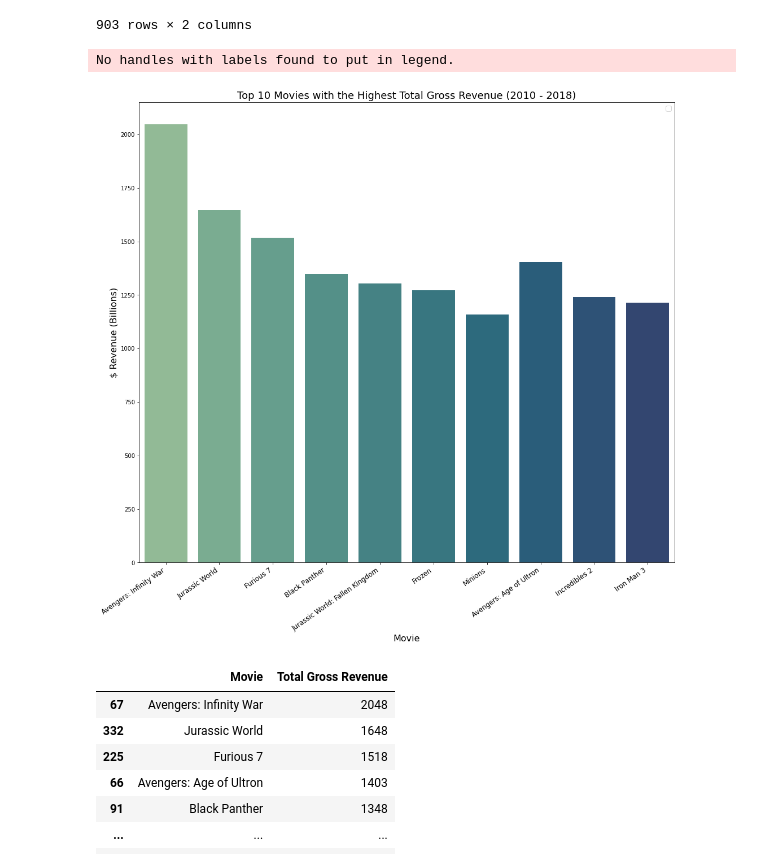
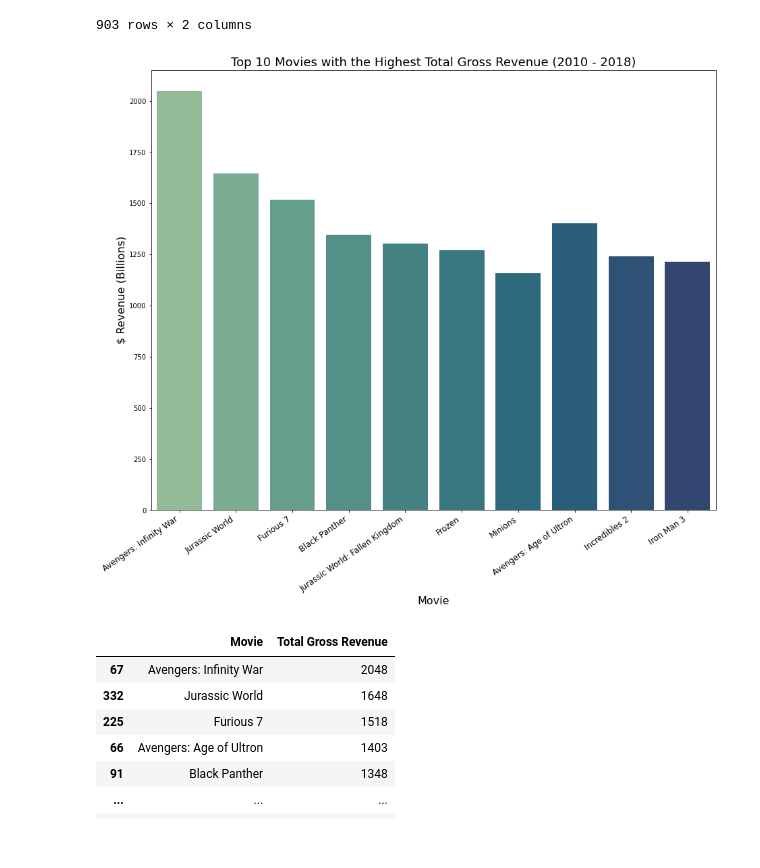
Before and after one commit to Richy099/group-4-0206_3-4, a Jupyter notebook: Notebooks/final_group4_notebook.ipynb, the cells around one changed output. Cells and saved outputs as stored; diff of their text form; code cells hidden in the pictures.

```diff
--- a/Notebooks/final_group4_notebook.ipynb
+++ b/Notebooks/final_group4_notebook.ipynb
@@ -817,19 +825,18 @@ group_by_revenue
 903 rows × 2 columns
 # %%
 # Top 10 with the highest revenue generated
-plt.figure(figsize=(17,15))
+plt.figure(figsize=(15,12))
 #sns.color_palette("crest", as_cmap=True)
 sns.barplot(x=profitable_ranked.loc[0:9, 'Movie'],y=profitable_ranked.loc[0:9, 'Total Gross Revenue'],data=profitable_ranked,palette="crest")
 plt.xlabel('Movie', fontsize=16)
 plt.title("Top 10 Movies with the Highest Total Gross Revenue (2010 - 2018)", fontsize=18)
 plt.ylabel('$ Revenue (Billions)', fontsize=16)
 plt.xticks(rotation=35, horizontalalignment='right', fontsize=12)
-plt.legend(fontsize=12)
+#plt.legend(fontsize=12)
 plt.savefig('top10revenue');
 plt.show()
 # %% [output]
-No handles with labels found to put in legend.
-[figure, old version]
+[figure, new version]
 # %%
 group_by_rev= profitable_ranked.groupby(['Movie'], as_index=False)['Total Gross Revenue'].sum().sort_values(by='Total Gross Revenue', ascending=False)
 group_by_rev
```
Also changed, not shown: parts of 20 cells of this notebook.
